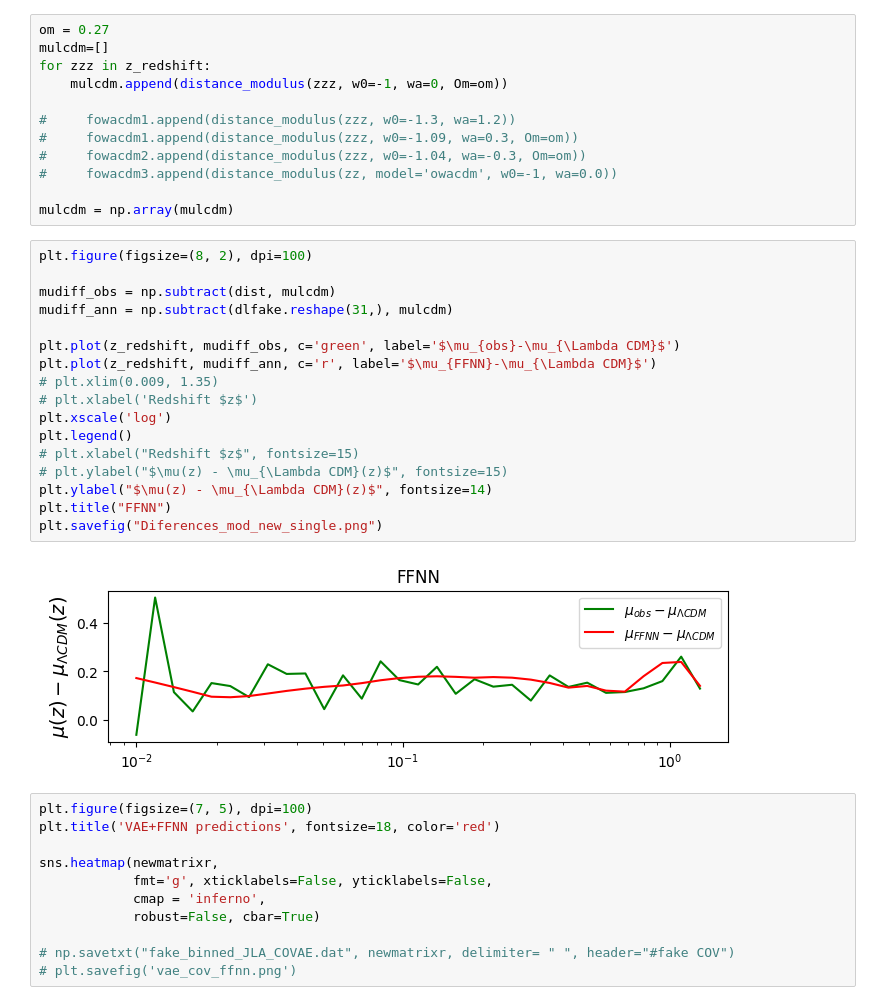
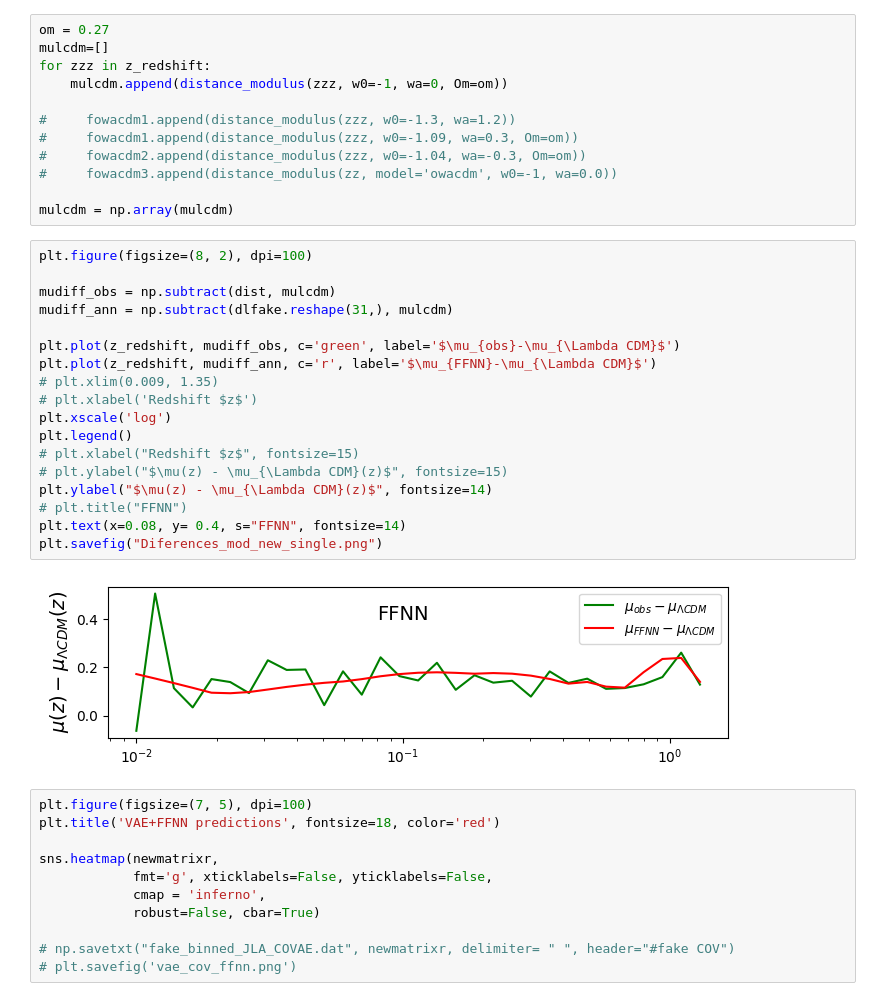
Before and after one commit to igomezv/crann, a Jupyter notebook: arxiv_notebooks/loadANNjla-review_plots.ipynb, the cells around one changed output. Cells and saved outputs as stored; diff of their text form.

```diff
--- a/arxiv_notebooks/loadANNjla-review_plots.ipynb
+++ b/arxiv_notebooks/loadANNjla-review_plots.ipynb
@@ -305,22 +305,23 @@ mulcdm = np.array(mulcdm)
 # %%
 plt.figure(figsize=(8, 2), dpi=100)
 
 mudiff_obs = np.subtract(dist, mulcdm)
 mudiff_ann = np.subtract(dlfake.reshape(31,), mulcdm)
 
 plt.plot(z_redshift, mudiff_obs, c='green', label='$\mu_{obs}-\mu_{\Lambda CDM}$')
 plt.plot(z_redshift, mudiff_ann, c='r', label='$\mu_{FFNN}-\mu_{\Lambda CDM}$')
 # plt.xlim(0.009, 1.35)
 # plt.xlabel('Redshift $z$')
 plt.xscale('log')
 plt.legend()
 # plt.xlabel("Redshift $z$", fontsize=15)
 # plt.ylabel("$\mu(z) - \mu_{\Lambda CDM}(z)$", fontsize=15)
 plt.ylabel("$\mu(z) - \mu_{\Lambda CDM}(z)$", fontsize=14)
-plt.title("FFNN")
+# plt.title("FFNN")
+plt.text(x=0.08, y= 0.4, s="FFNN", fontsize=14)
 plt.savefig("Diferences_mod_new_single.png")
 # %% [output]
-[figure, old version]
+[figure, new version]
 # %%
 plt.figure(figsize=(7, 5), dpi=100)
 plt.title('VAE+FFNN predictions', fontsize=18, color='red')
```
Also changed, not shown: parts of 1 cell of this notebook, 1 other file.
